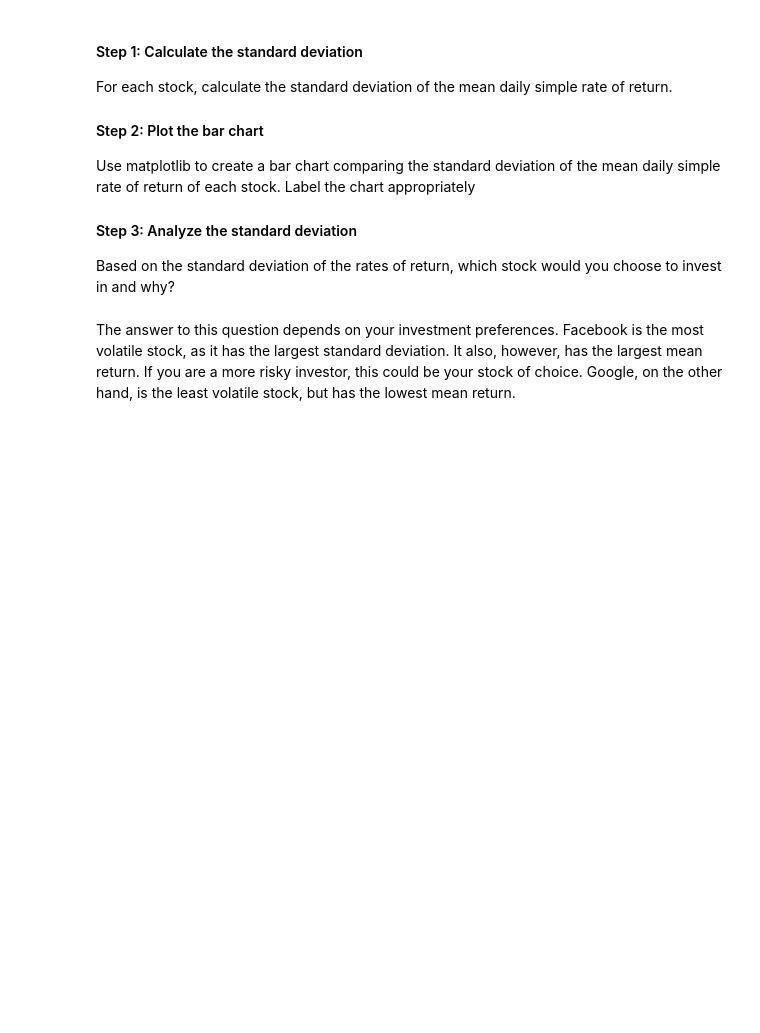
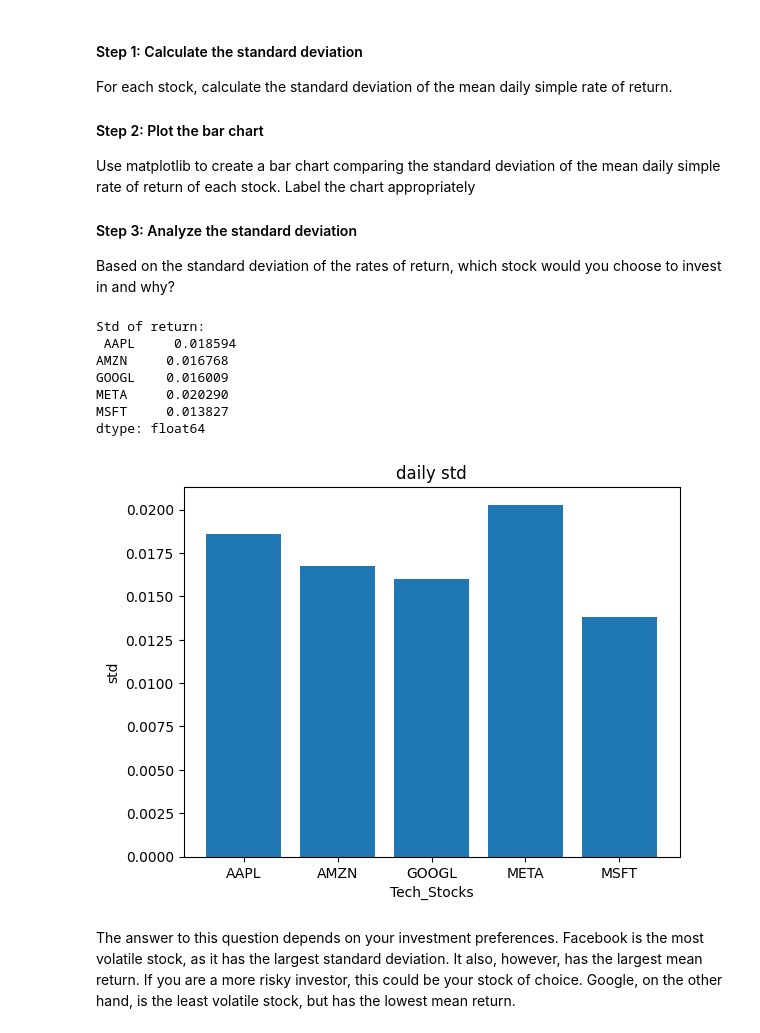
Before and after one commit to vhurdaneta/Visualazing-Tech-Stocks-Project---Analyze-Financial-Data-with-Python, a Jupyter notebook: visualizing_tech_stocks.ipynb, the cells around one changed output. Drawn from its saved outputs; the diff is of its cells as text; code cells hidden in the pictures; blank space fills up the shorter version.

```diff
--- a/visualizing_tech_stocks.ipynb
+++ b/visualizing_tech_stocks.ipynb
@@ -229,6 +241,17 @@ Use matplotlib to create a bar chart comparing the standard deviation of the mea
 
 #### Step 3: Analyze the standard deviation
 Based on the standard deviation of the rates of return, which stock would you choose to invest in and why?
+# %%
+plot_metrics(stock_data_daily_returns, metric = 'std')
+# %% [output]
+Std of return:
+ AAPL     0.018594
+AMZN     0.016768
+GOOGL    0.016009
+META     0.020290
+MSFT     0.013827
+dtype: float64
+[figure, added]
 # %% [markdown]
 The answer to this question depends on your investment preferences. Facebook is the most volatile stock, as it has the largest standard deviation. It also, however, has the largest mean return. If you are a more risky investor, this could be your stock of choice. Google, on the other hand, is the least volatile stock, but has the lowest mean return.
 # %% [markdown]
```
Also changed, not shown: parts of 4 cells of this notebook, 1 other file.
